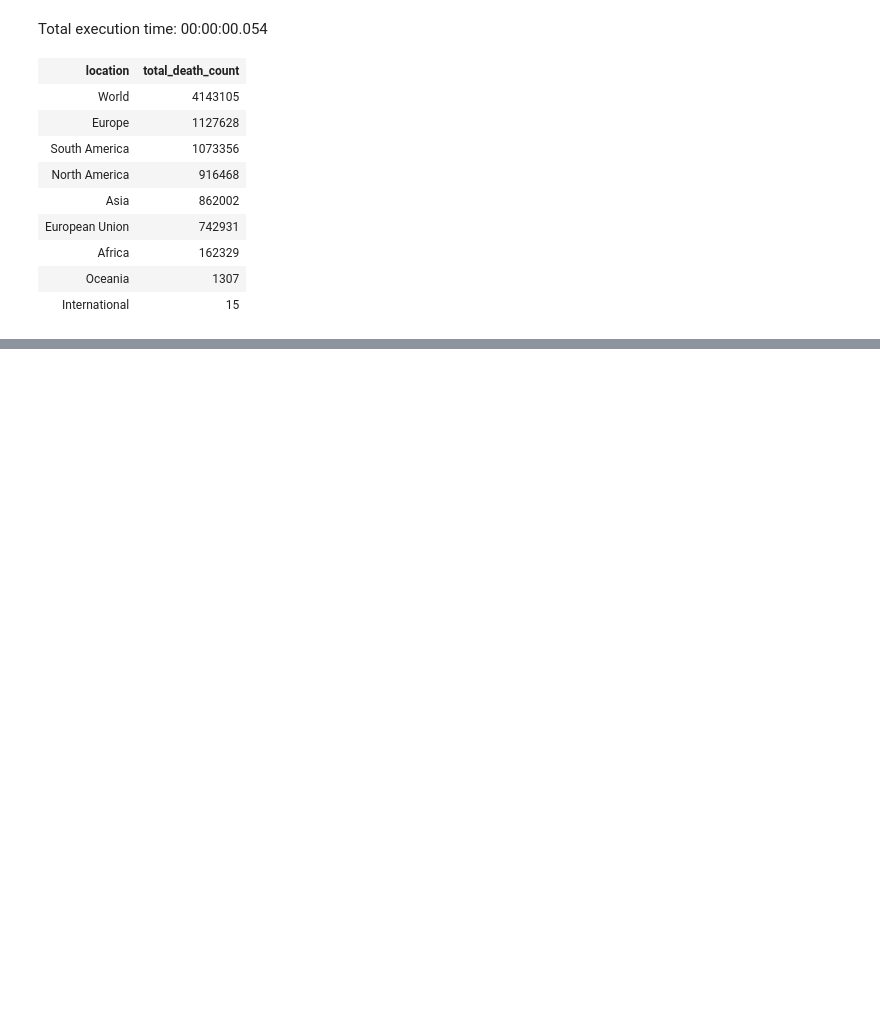
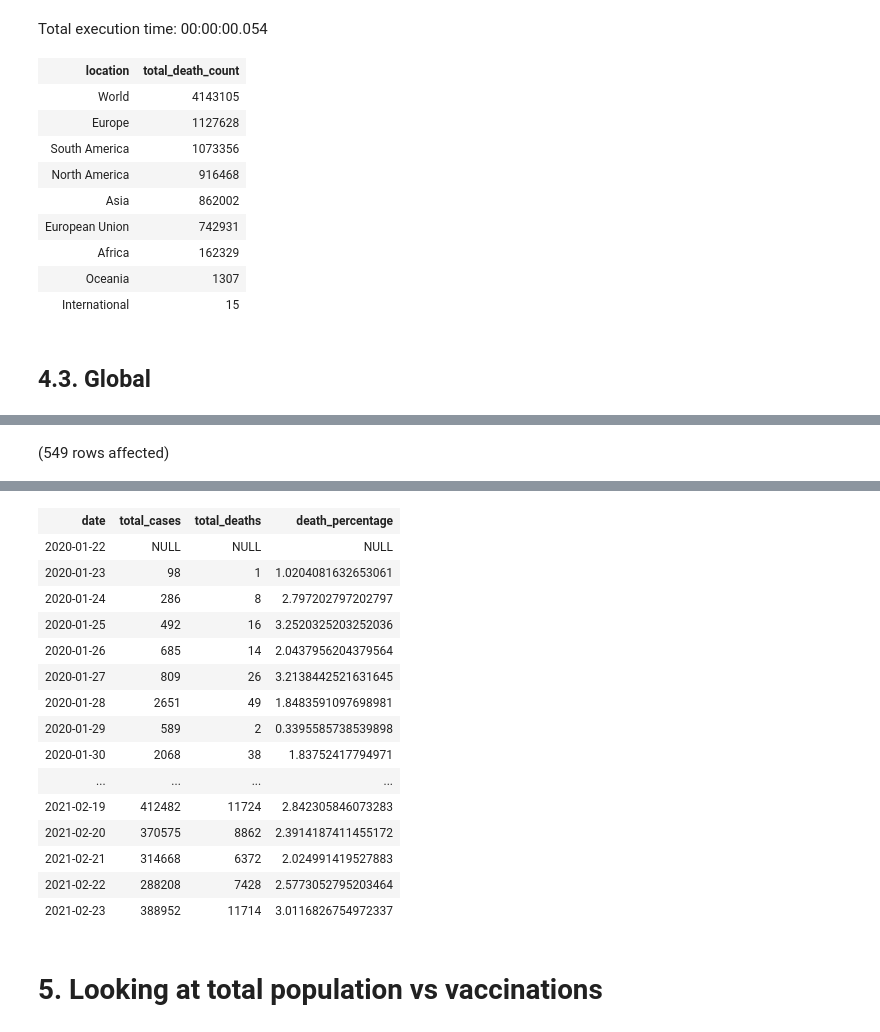
Before and after one commit to guiaramos/covid-data-exploration, a Jupyter notebook: Covid Data Explorantion.ipynb, the cells around one changed output, grey strips where cells are left out. Saved outputs shown, nothing was run; the diff lists cells and outputs as text; code cells hidden in the pictures; blank space fills up the shorter version.

```diff
--- a/Covid Data Explorantion.ipynb
+++ b/Covid Data Explorantion.ipynb
@@ -146,3 +171,13 @@ Total execution time: 00:00:00.054
 | Africa | 162329 |
 | Oceania | 1307 |
 | International | 15 |
+# %% [markdown]
+## 4.3. Global
+# %%
+SELECT date, SUM(new_cases) AS total_cases, SUM(new_deaths) AS total_deaths, (SUM(CAST(new_deaths AS FLOAT))/SUM(CAST(new_cases AS FLOAT)))*100 as death_percentage
+FROM Covid..deaths
+WHERE continent IS NOT NULL
+AND total_cases IS NOT NULL -- ignores null values
+GROUP BY [date]
+ORDER BY 1,2;
+# %% [output]
@@ -148,0 +185 @@ Total execution time: 00:00:00.054
+(549 rows affected)
@@ -148,0 +187,18 @@ Total execution time: 00:00:00.054
+| date | total_cases | total_deaths | death_percentage |
+| 2020-01-22 | NULL | NULL | NULL |
+| 2020-01-23 | 98 | 1 | 1.0204081632653061 |
+| 2020-01-24 | 286 | 8 | 2.797202797202797 |
+| 2020-01-25 | 492 | 16 | 3.2520325203252036 |
+| 2020-01-26 | 685 | 14 | 2.0437956204379564 |
+| 2020-01-27 | 809 | 26 | 3.2138442521631645 |
+| 2020-01-28 | 2651 | 49 | 1.8483591097698981 |
+| 2020-01-29 | 589 | 2 | 0.3395585738539898 |
+| 2020-01-30 | 2068 | 38 | 1.83752417794971 |
+| ... | ... | ... | ... |
+| 2021-02-19 | 412482 | 11724 | 2.842305846073283 |
+| 2021-02-20 | 370575 | 8862 | 2.3914187411455172 |
+| 2021-02-21 | 314668 | 6372 | 2.024991419527883 |
+| 2021-02-22 | 288208 | 7428 | 2.5773052795203464 |
+| 2021-02-23 | 388952 | 11714 | 3.0116826754972337 |
+# %% [markdown]
+# 5. Looking at total population vs vaccinations
```
Also changed, not shown: parts of 6 cells of this notebook.
